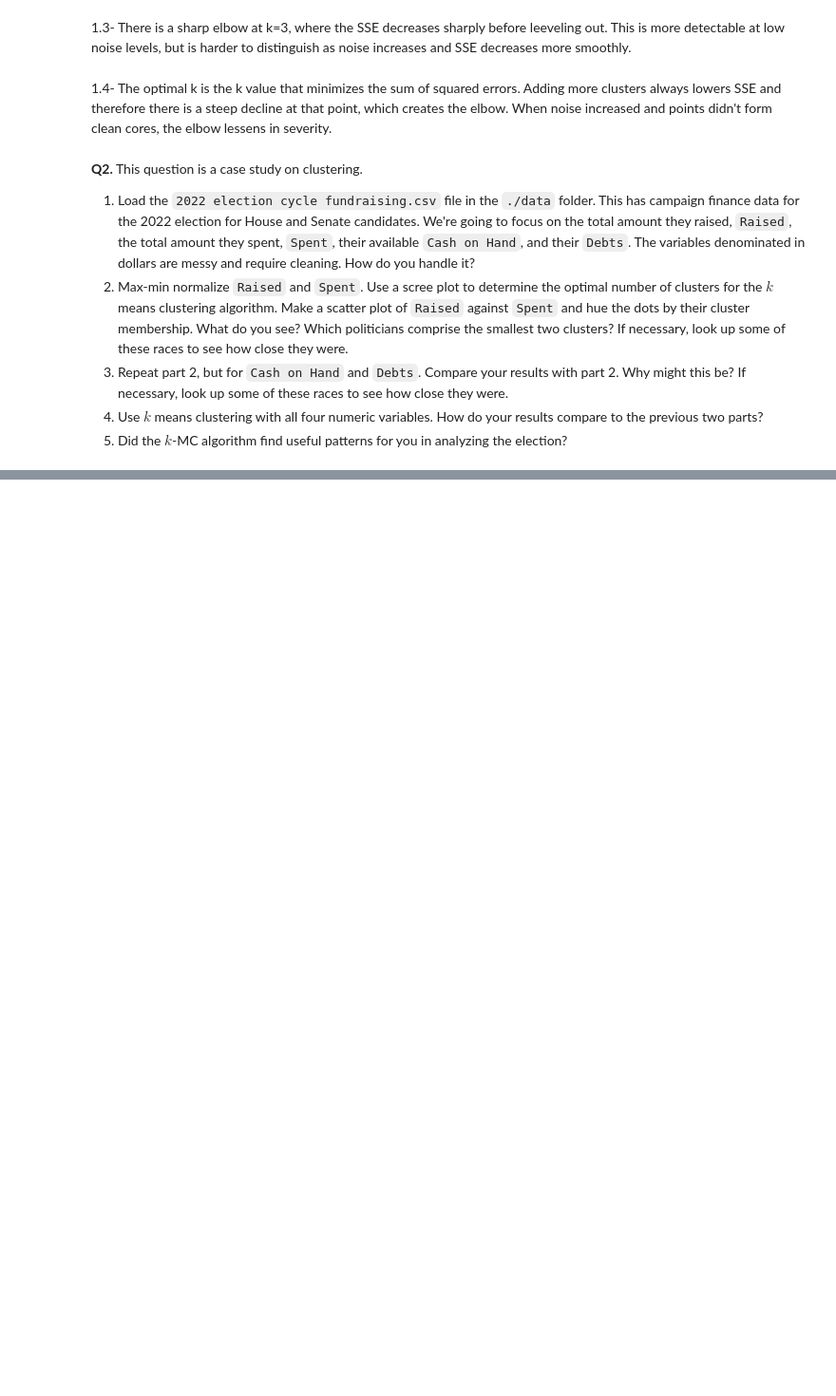
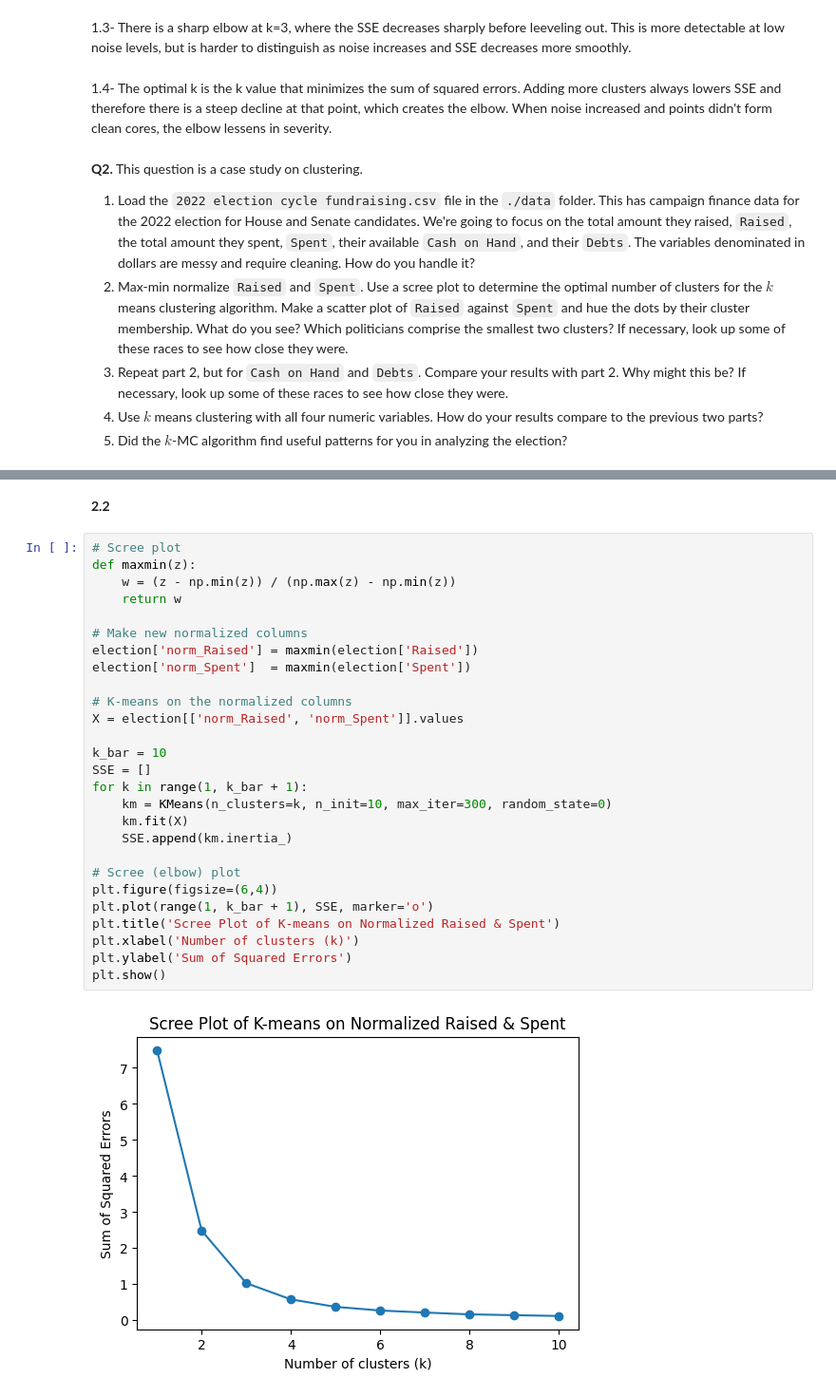
Before and after one commit to amn8ge/clustering_assignment, a Jupyter notebook: assignment_clustering.ipynb, the cells around one changed output, grey strips where cells are left out. Shown: that part at 95% size. Cells and saved outputs as stored; diff of their text form; blank space fills up the shorter version.

```diff
--- a/assignment_clustering.ipynb
+++ b/assignment_clustering.ipynb
@@ -199,0 +224,31 @@ plt.show()
+# %% [markdown]
+**2.2**
+# %%
+# Scree plot
+def maxmin(z):
+    w = (z - np.min(z)) / (np.max(z) - np.min(z))
+    return w
+
+# Make new normalized columns
+election['norm_Raised'] = maxmin(election['Raised'])
+election['norm_Spent']  = maxmin(election['Spent'])
+
+# K-means on the normalized columns
+X = election[['norm_Raised', 'norm_Spent']].values
+
+k_bar = 10
+SSE = []
+for k in range(1, k_bar + 1):
+    km = KMeans(n_clusters=k, n_init=10, max_iter=300, random_state=0)
+    km.fit(X)
+    SSE.append(km.inertia_)
+
+# Scree (elbow) plot
+plt.figure(figsize=(6,4))
+plt.plot(range(1, k_bar + 1), SSE, marker='o')
+plt.title('Scree Plot of K-means on Normalized Raised & Spent')
+plt.xlabel('Number of clusters (k)')
+plt.ylabel('Sum of Squared Errors')
+plt.show()
+# %% [output]
+[figure, added]
```
Also changed, not shown: parts of 19 cells of this notebook.
